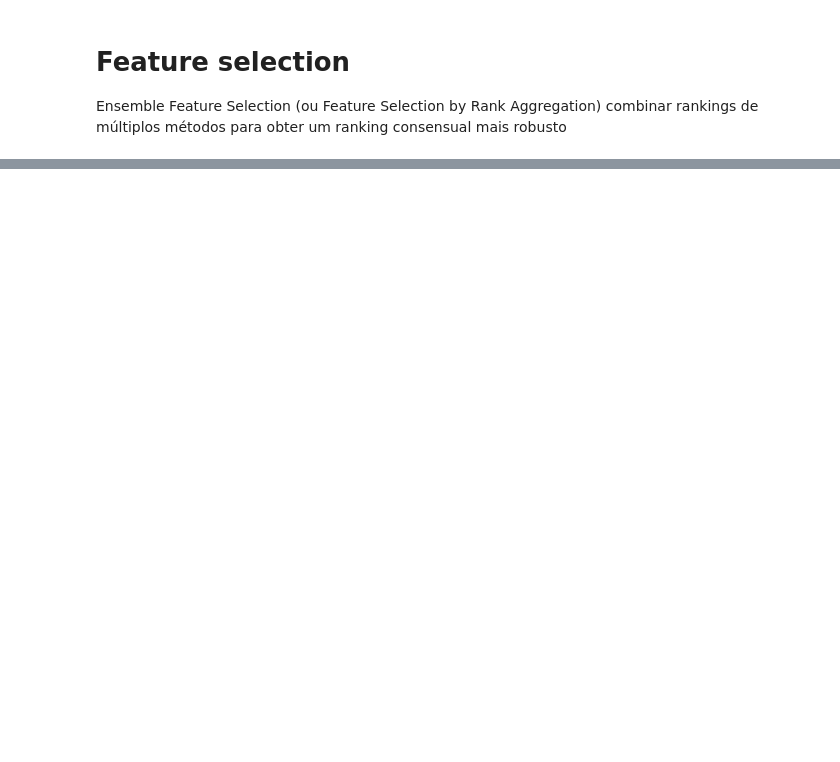
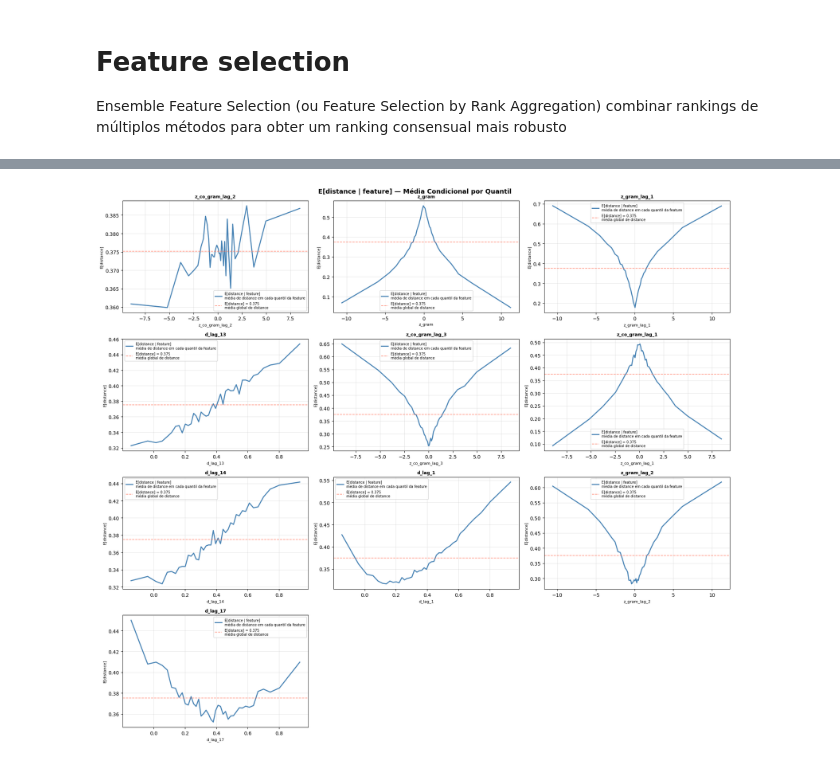
Before and after one commit to gddeazevedo/rgpe, a Jupyter notebook: notebooks/data_analysis.ipynb, the cells around one changed output, grey strips where cells are left out. Cells and saved outputs as stored; diff of their text form; code cells hidden in the pictures; blank space fills up the shorter version.

```diff
--- a/notebooks/data_analysis.ipynb
+++ b/notebooks/data_analysis.ipynb
@@ -119,0 +152,51 @@ Salvos: selected_features.csv, feature_ranking_full.csv
+# %%
+import pandas as pd
+import numpy as np
+import matplotlib.pyplot as plt
+
+TARGET = 'distance'
+DATA_PATH = '../dataset/riemann_features.csv'
+SELECTED_PATH = '../results/data_analysis/selected_features.csv'
+
+df = pd.read_csv(DATA_PATH)
+selected = pd.read_csv(SELECTED_PATH)['feature'].tolist()
+cols = selected + [TARGET]
+df = df[cols].copy()
+
+n_cols = 3
+n_rows = int(np.ceil(len(selected) / n_cols))
+
+fig, axes = plt.subplots(n_rows, n_cols, figsize=(18, n_rows * 4))
+fig.suptitle('E[distance | feature] — Média Condicional por Quantil', fontsize=13, fontweight='bold')
+axes = axes.flatten()
+
+for i, feat in enumerate(selected):
+    ax = axes[i]
+
+    x = df[feat].to_numpy()
+    y = df[TARGET].to_numpy()
+
+    df_bin = pd.DataFrame({'x': x, 'y': y})
+    df_bin['bin'] = pd.qcut(df_bin['x'], q=40, duplicates='drop')
+    grouped = df_bin.groupby('bin')['y'].mean()
+    bin_centers = df_bin.groupby('bin')['x'].mean()
+
+    ax.plot(bin_centers, grouped, color='steelblue', lw=2,
+            label='E[distance | feature]\nmédia de distance em cada quantil da feature')
+    ax.axhline(y.mean(), color='tomato', lw=1.2, ls='--', alpha=0.7,
+               label=f'E[distance] = {y.mean():.3f}\nmédia global de distance')
+
+    ax.set_title(feat, fontsize=9, fontweight='bold')
+    ax.set_xlabel(feat, fontsize=8)
+    ax.set_ylabel(f'E[{TARGET}]', fontsize=8)
+    ax.legend(fontsize=7)
+    ax.grid(True, alpha=0.3)
+
+for j in range(i + 1, len(axes)):
+    axes[j].set_visible(False)
+
+plt.tight_layout()
+plt.savefig('../results/data_analysis/conditional_mean.png', dpi=150, bbox_inches='tight')
+plt.show()
+# %% [output]
+[figure, added]
```
Also changed, not shown: parts of 4 cells of this notebook, 2 other files.
